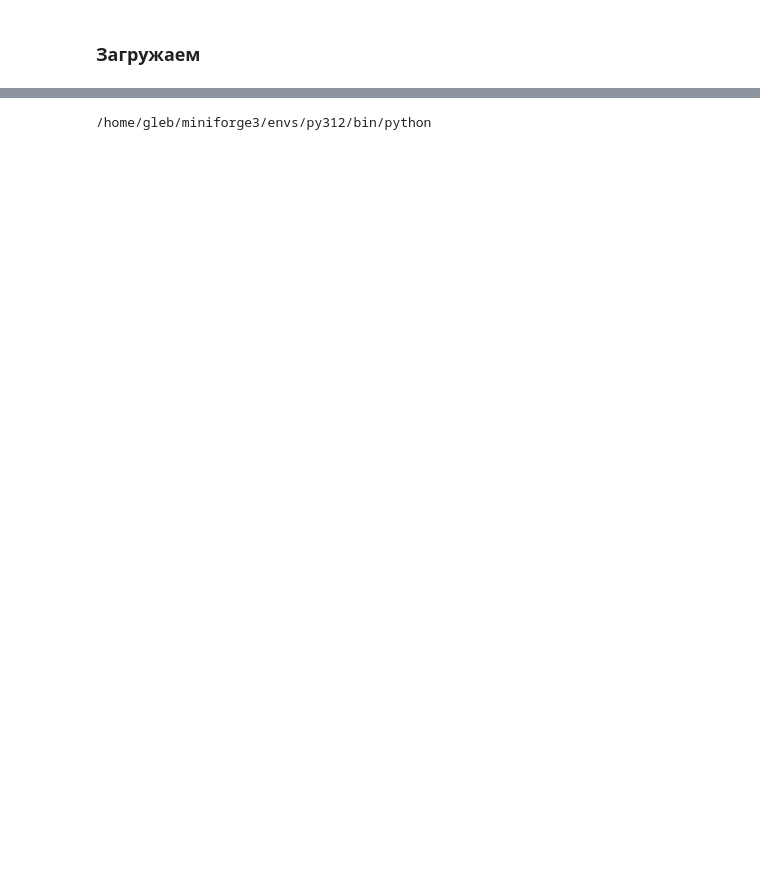
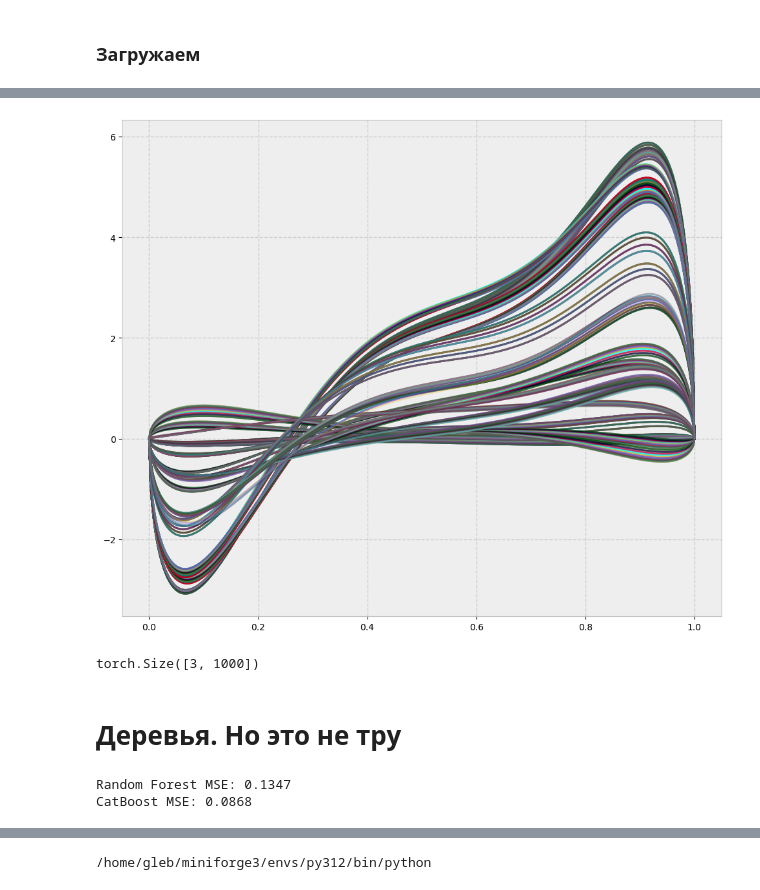
Before and after one commit to georgii-novitskii/solubility, a Jupyter notebook: New_way_predict.ipynb, the cells around one changed output, grey strips where cells are left out. Drawn from its saved outputs; the diff is of its cells as text; code cells hidden in the pictures; blank space fills up the shorter version.

```diff
--- a/New_way_predict.ipynb
+++ b/New_way_predict.ipynb
@@ -328,5 +330,5 @@ np.savez("y_test", df_test[target_col].values)
 # %% [markdown]
 ### Загружаем
 # %%
-df_train_ex = pd.read_csv('./MixtureSolDB_train_ex.csv')
-y = np.load("y.npz")['arr_0']
+#df_train_ex = pd.read_csv('./MixtureSolDB_train_ex.csv')
+#y = np.load("y.npz")['arr_0']
@@ -341,0 +554,5 @@ array([-3.8884014751, -0.8968807465, -5.667157733 , -2.1817741064, -2.5622494372
+# %%
+    with torch.no_grad():
+        coeffs_test = model(X_test_t.to(device))
+        y_pred_test = poly_val(coeffs_test, t_test_t.to(device), y0_test_t.to(device), y1_test_t.to(device))
+        mse = nn.MSELoss()(y_pred_test, y_test_t.to(device))
@@ -341,0 +570,24 @@ array([-3.8884014751, -0.8968807465, -5.667157733 , -2.1817741064, -2.5622494372
+# %%
+N = 1000
+t_plot_t = torch.linspace(0, 1, 128*4)
+t_plot_t_all = torch.stack([t_plot_t]*N, dim=0)
+zeros = torch.zeros(N)
+ys = []
+for t_val in t_plot_t_all.T:
+    y_plot = poly_val(coeffs_test[:N], t_val.to(device), zeros.to(device), zeros.to(device))
+    ys.append(y_plot)
+# %%
+y_np = torch.stack(ys).detach().cpu().numpy()
+t_np = t_plot_t.detach().cpu().numpy()
+for Y in y_np.T:
+    plt.plot(t_np, Y, '-', alpha=0.3)
+# %% [output]
+[figure, added]
+# %%
+N = 3
+t_plot_t = torch.stack([torch.linspace(0, 1, 1000)]*N, dim=0)
+t_plot_t.shape
+# %% [output]
+torch.Size([3, 1000])
+# %% [markdown]
+# Деревья. Но это не тру
@@ -342 +596,47 @@ array([-3.8884014751, -0.8968807465, -5.667157733 , -2.1817741064, -2.5622494372
+# %%
+import numpy as np
+import pandas as pd
+from sklearn.ensemble import RandomForestRegressor
+from catboost import CatBoostRegressor
+from sklearn.multioutput import MultiOutputRegressor
+from sklearn.model_selection import train_test_split
+from sklearn.preprocessing import StandardScaler
+from sklearn.metrics import mean_squared_error
+
+
+X_train = df_train_ex.drop(target_col, axis=1)
+y_train = df_train_ex[target_col].values
+
+X_test = df_test.drop(target_col, axis=1)
+y_test = df_test[target_col].values
+
+# ... (подготовка данных: X_train, X_test, y_train, y_test - матрицы коэффициентов) ...
+
+# === 1. Random Forest ===
+# Случайный лес поддерживает многомерный вывод "из коробки"[reference:0]
+rf_model = RandomForestRegressor(n_estimators=100, random_state=42)
+rf_model.fit(X_train, y_train)
+y_pred_rf = rf_model.predict(X_test)
+mse_rf = mean_squared_error(y_test, y_pred_rf)
+print(f"Random Forest MSE: {mse_rf:.4f}")
+
+# === 2. CatBoost ===
+# CatBoost также имеет встроенную поддержку многомерной регрессии (мультирегрессии)[reference:1].
+cb_model = CatBoostRegressor(iterations=100, learning_rate=0.1, random_seed=42, verbose=False)
+cb_model.fit(X_train, y_train)
+y_pred_cb = cb_model.predict(X_test)
+mse_cb = mean_squared_error(y_test, y_pred_cb)
+print(f"CatBoost MSE: {mse_cb:.4f}")
+
+# === Альтернатива: MultiOutputRegressor ===
+# Если по какой-то причине встроенная поддержка не подходит, можно использовать
+# универсальный мета-оценщик MultiOutputRegressor. Он обучит отдельную модель для
+# каждого выходного параметра.
+# Это работает и для RandomForest, и для CatBoost.
+#multi_rf = MultiOutputRegressor(RandomForestRegressor(n_estimators=100, random_state=42))
+#multi_rf.fit(X_train, y_train)
+#y_pred_multi = multi_rf.predict(X_test)
+# %% [output]
+Random Forest MSE: 0.1347
+CatBoost MSE: 0.0868
 # %% [markdown]
```
Also changed, not shown: parts of 20 cells of this notebook.
